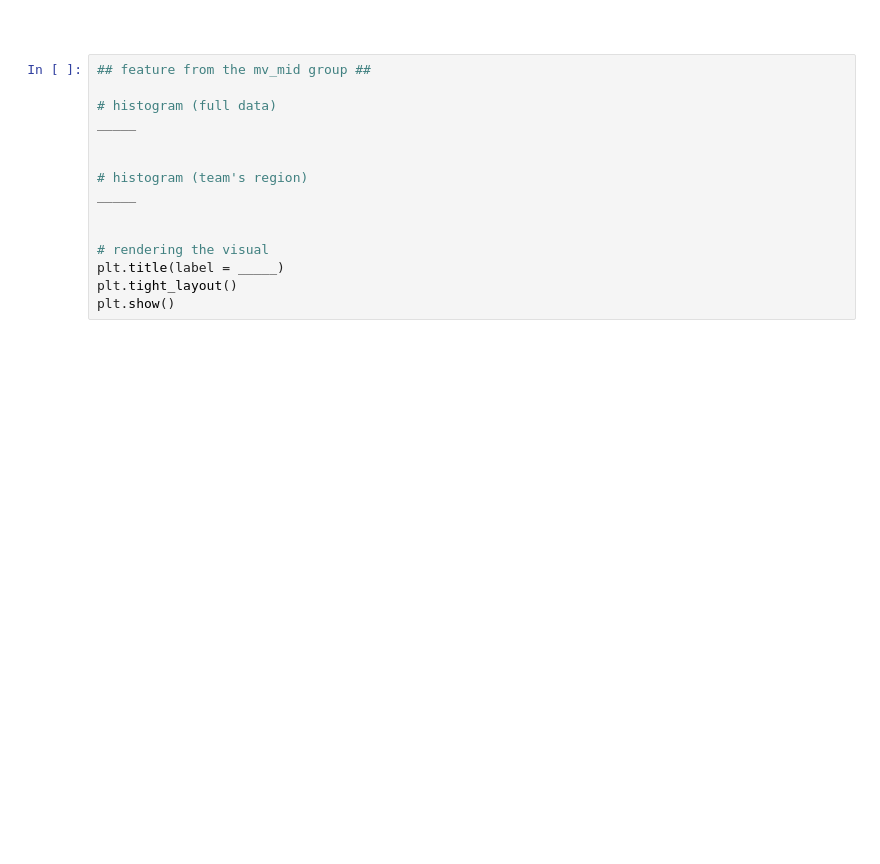
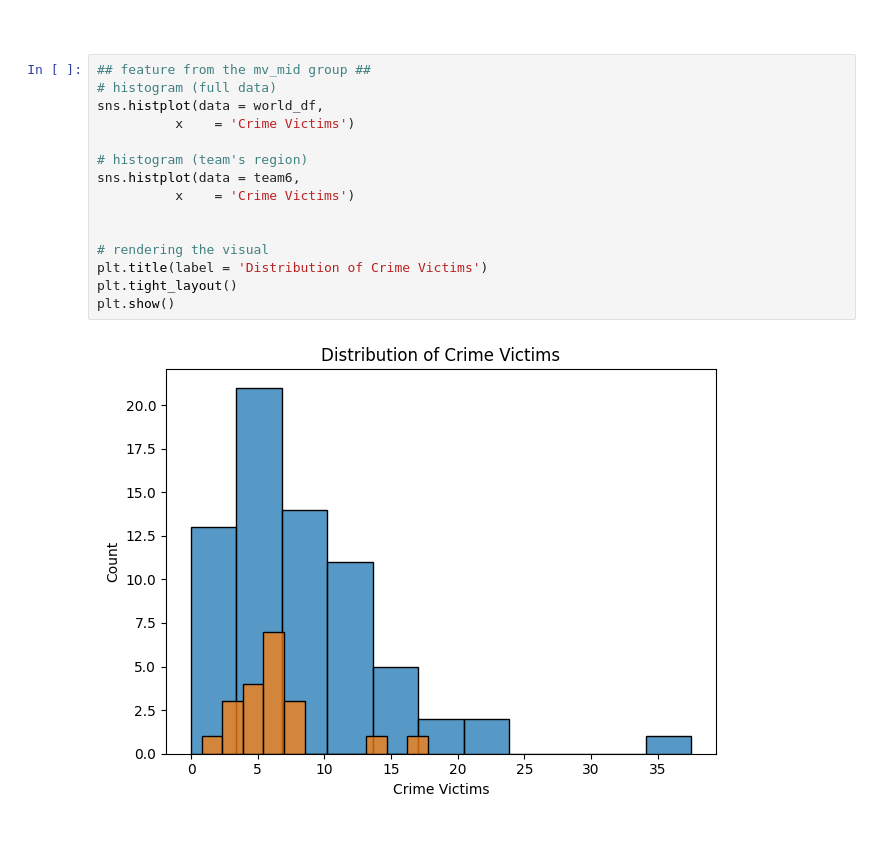
Before and after one commit to TichaonaDamis/Missing-Value-Analysis-and-Imputation-using-Python, a Jupyter notebook: Template - Missing Value Analysis and Imputation (1).ipynb, the cells around one changed output. Cells and saved outputs as stored; diff of their text form; blank space fills up the shorter version.

```diff
--- a/Template - Missing Value Analysis and Imputation (1).ipynb
+++ b/Template - Missing Value Analysis and Imputation (1).ipynb
@@ -681,19 +708,21 @@ plt.show()
 <br>
 # %%
 ## feature from the mv_mid group ##
-
 # histogram (full data)
-_____
-
+sns.histplot(data = world_df,
+          x    = 'Crime Victims')
 
 # histogram (team's region)
-_____
+sns.histplot(data = team6,
+          x    = 'Crime Victims')
 
 
 # rendering the visual
-plt.title(label = _____)
+plt.title(label = 'Distribution of Crime Victims')
 plt.tight_layout()
 plt.show()
+# %% [output]
+[figure, added]
 # %% [markdown]
 <br>
 # %%
```
Also changed, not shown: parts of 10 cells of this notebook.
